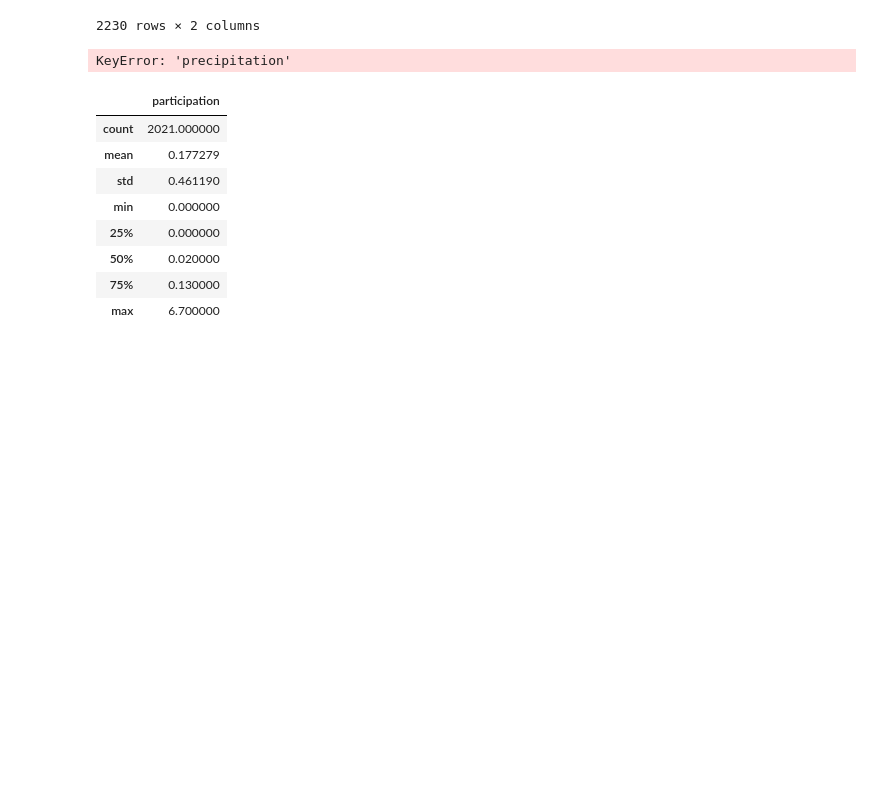
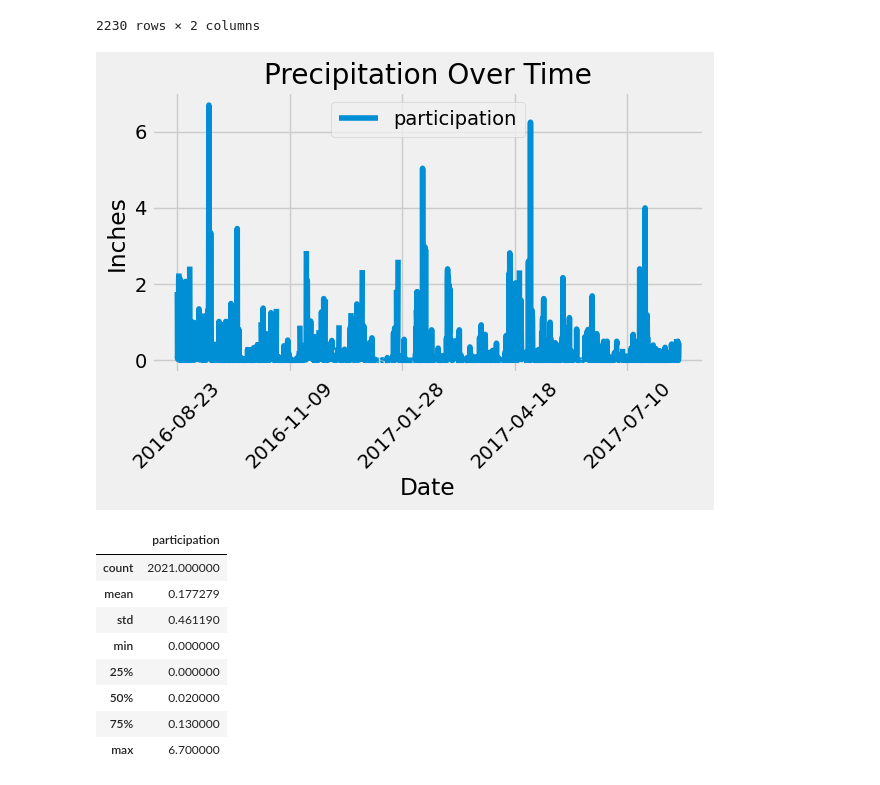
Before and after one commit to Gees95/sqlalchemy-challenge, a Jupyter notebook: SurfsUp/climate_starter.ipynb, the cells around one changed output. Drawn from its saved outputs; the diff is of its cells as text; code cells hidden in the pictures; blank space fills up the shorter version.

```diff
--- a/SurfsUp/climate_starter.ipynb
+++ b/SurfsUp/climate_starter.ipynb
@@ -49,7 +50,7 @@ Base.classes.keys()
 ['measurement', 'station']
 # %%
 # Save references to each table
-Measurements = Base.classes.measurement
+Measurement = Base.classes.measurement
 Station = Base.classes.station
 # %%
 # Create our session (link) from Python to the DB
@@ -79,8 +80,8 @@ datetime.date(2016, 8, 23)
 # %%
 # Perform a query to retrieve the date and precipitation scores
 
-date_prcp_scores = session .query(Measurements.date, Measurements.prcp).\
-    filter(Measurements.date >= one_year_before).all()
+date_prcp_scores = session .query(Measurement.date, Measurement.prcp).\
+    filter(Measurement.date >= one_year_before).all()
 date_prcp_scores
 # %% [output]
 [('2016-08-23', 0.0),
@@ -140,17 +141,19 @@ date_prcp_scores_df_bydate
 | 2229 | 2017-08-23 | 0.45 |
 2230 rows × 2 columns
 # %%
-date_prcp_scores_df.plot(x='date', y='precipitation')
+# Use Pandas Plotting with Matplotlib to plot the data
+
+date_prcp_scores_df_bydate.plot(x='date', y='participation')
 
 plt.title('Precipitation Over Time')
 plt.xlabel('Date')
 plt.ylabel('Inches')
 plt.xticks(rotation=45)  # Rotate the x-axis labels for better readability
 plt.tight_layout()  # Adjusts plot parameters to give some padding
 
 plt.show()
 # %% [output]
-KeyError: 'precipitation'
+[figure, added]
 # %%
 # Use Pandas to calculate the summary statistics for the precipitation data
 date_prcp_scores_df_bydate.describe()
```
Also changed, not shown: parts of 7 cells of this notebook, 2 other files.
